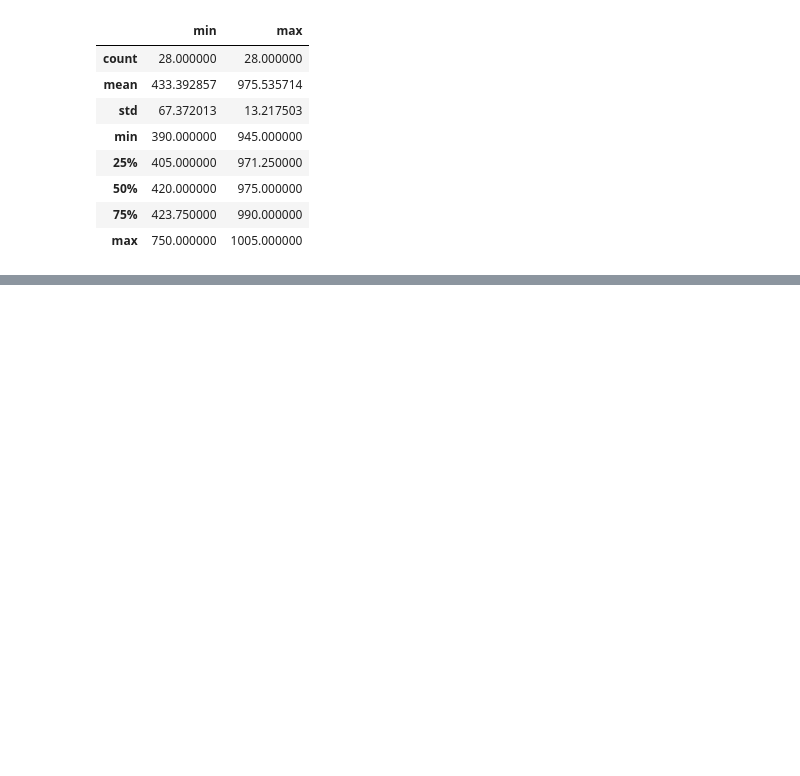
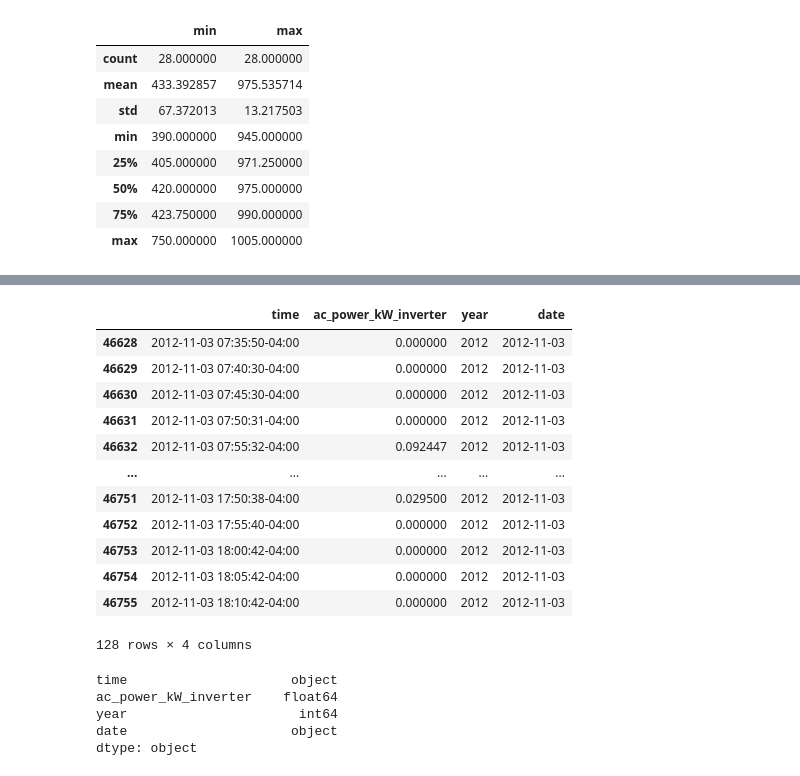
Before and after one commit to Erdos-Projects/predicting-day-ahead-solar-power-production, a Jupyter notebook: src/data/weather/timezones_mk_two.ipynb, the cells around one changed output, grey strips where cells are left out. Saved outputs shown, nothing was run; the diff lists cells and outputs as text; code cells hidden in the pictures; blank space fills up the shorter version.

```diff
--- a/src/data/weather/timezones_mk_two.ipynb
+++ b/src/data/weather/timezones_mk_two.ipynb
@@ -849,0 +1034,16 @@ system_4_2007_large_start_finish.describe()
+# %%
+system_1199_2012_df[system_1199_2012_df['date'] == date(2012, 11, 3)]
+# %% [output]
+|  | time | ac_power_kW_inverter | year | date |
+| 46628 | 2012-11-03 07:35:50-04:00 | 0.000000 | 2012 | 2012-11-03 |
+| 46629 | 2012-11-03 07:40:30-04:00 | 0.000000 | 2012 | 2012-11-03 |
+| 46630 | 2012-11-03 07:45:30-04:00 | 0.000000 | 2012 | 2012-11-03 |
+| 46631 | 2012-11-03 07:50:31-04:00 | 0.000000 | 2012 | 2012-11-03 |
+| 46632 | 2012-11-03 07:55:32-04:00 | 0.092447 | 2012 | 2012-11-03 |
+| ... | ... | ... | ... | ... |
+| 46751 | 2012-11-03 17:50:38-04:00 | 0.029500 | 2012 | 2012-11-03 |
+| 46752 | 2012-11-03 17:55:40-04:00 | 0.000000 | 2012 | 2012-11-03 |
+| 46753 | 2012-11-03 18:00:42-04:00 | 0.000000 | 2012 | 2012-11-03 |
+| 46754 | 2012-11-03 18:05:42-04:00 | 0.000000 | 2012 | 2012-11-03 |
+| 46755 | 2012-11-03 18:10:42-04:00 | 0.000000 | 2012 | 2012-11-03 |
+128 rows × 4 columns
@@ -849,0 +1054,8 @@ system_4_2007_large_start_finish.describe()
+# %%
+system_1199_reload_again.dtypes
+# %% [output]
+time                     object
+ac_power_kW_inverter    float64
+year                      int64
+date                     object
+dtype: object
```
Also changed, not shown: parts of 63 cells of this notebook, 3 other files.
